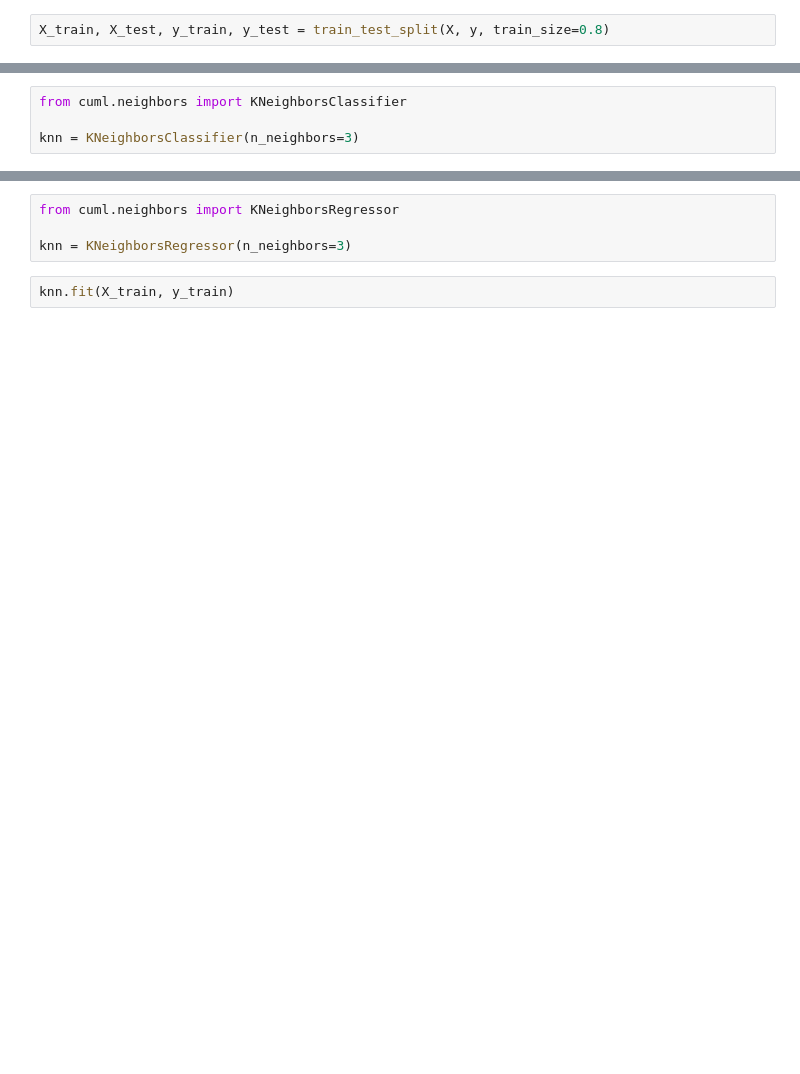
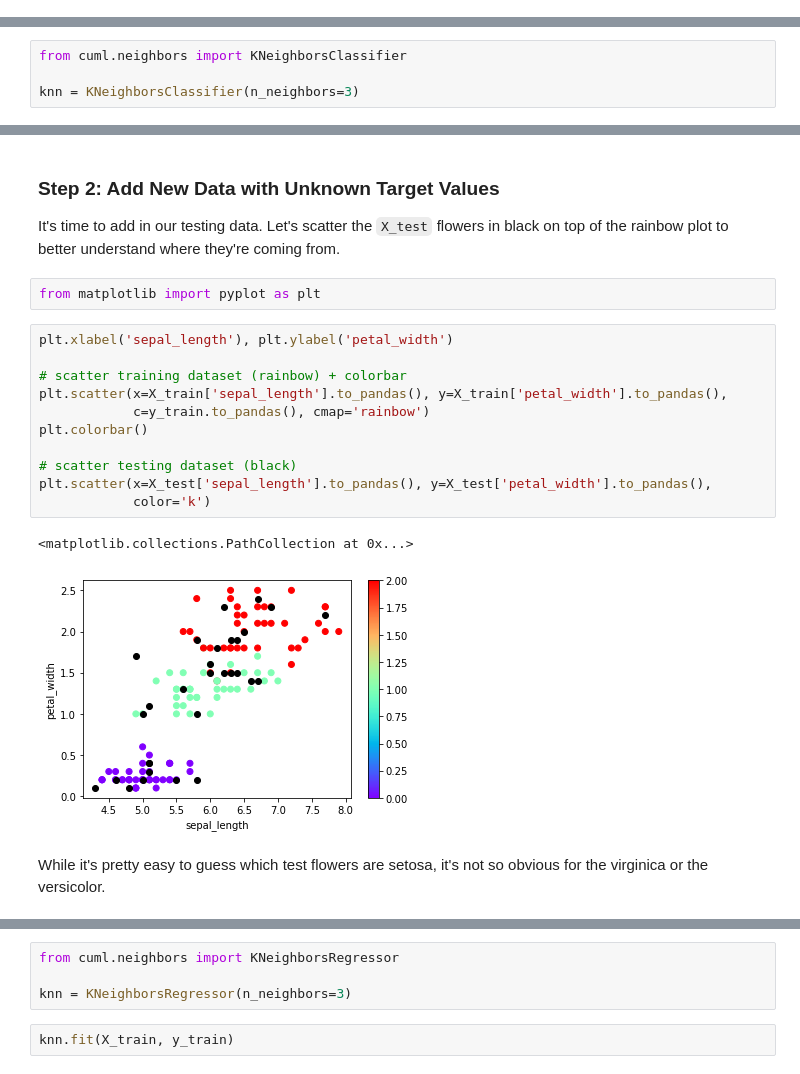
Before and after one commit to Dropout-Analytics/cuml_knn, a Jupyter notebook: knn.ipynb, the cells around one changed output, grey strips where cells are left out. Saved outputs shown, nothing was run; the diff lists cells and outputs as text; blank space fills up the shorter version.

```diff
--- a/knn.ipynb
+++ b/knn.ipynb
@@ -59,2 +77,0 @@ y = df.target
-# %%
-X_train, X_test, y_train, y_test = train_test_split(X, y, train_size=0.8)
@@ -74,0 +91,21 @@ knn.fit(X_train, y_train)
+# %% [markdown]
+### Step 2: Add New Data with Unknown Target Values
+It's time to add in our testing data. Let's scatter the `X_test` flowers in black on top  of the rainbow plot to better understand where they're coming from.
+# %%
+from matplotlib import pyplot as plt
+# %%
+plt.xlabel('sepal_length'), plt.ylabel('petal_width')
+
+# scatter training dataset (rainbow) + colorbar
+plt.scatter(x=X_train['sepal_length'].to_pandas(), y=X_train['petal_width'].to_pandas(),
+            c=y_train.to_pandas(), cmap='rainbow')
+plt.colorbar()
+
+# scatter testing dataset (black)
+plt.scatter(x=X_test['sepal_length'].to_pandas(), y=X_test['petal_width'].to_pandas(),
+            color='k')
+# %% [output]
+<matplotlib.collections.PathCollection at 0x...>
+[figure, added]
+# %% [markdown]
+While it's pretty easy to guess which test flowers are setosa, it's not so obvious for the virginica or the versicolor.
```
Also changed, not shown: parts of 67 cells of this notebook, 1 other file.
